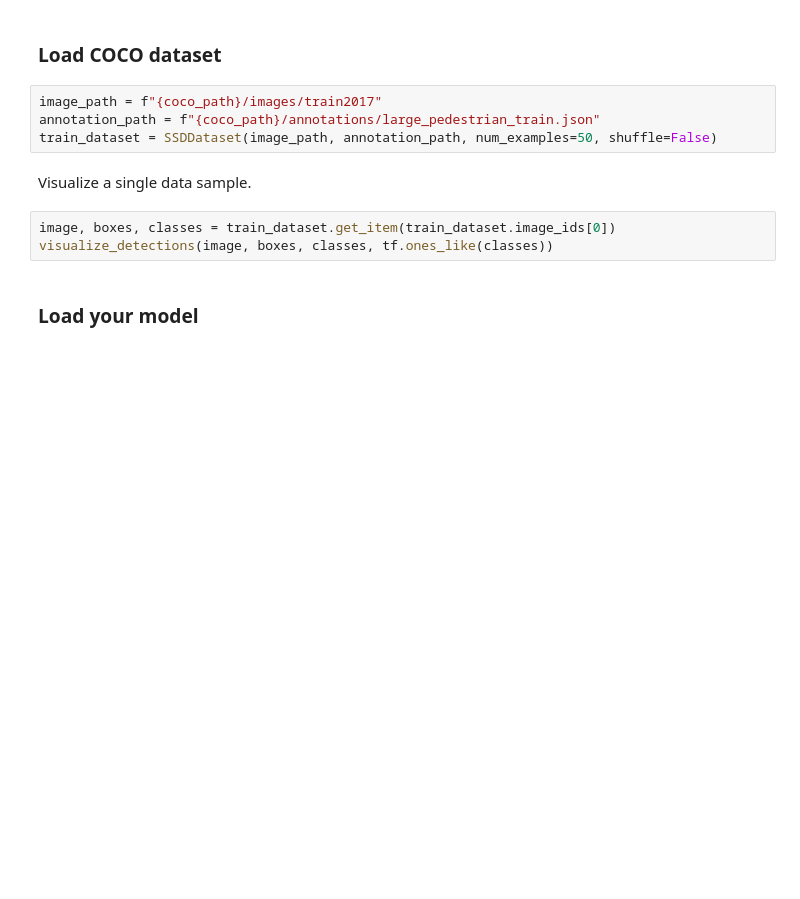
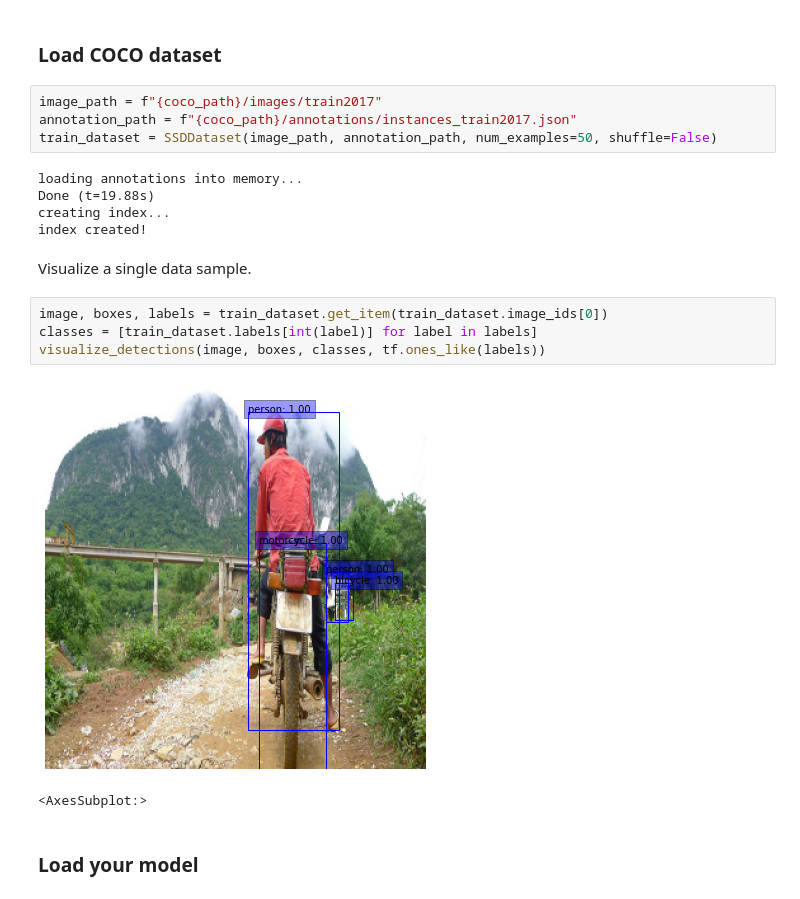
Before and after one commit to hukim1112/tf_detectors, a Jupyter notebook: Tutorial.ipynb, the cells around one changed output. Drawn from its saved outputs; the diff is of its cells as text; blank space fills up the shorter version.

```diff
--- a/Tutorial.ipynb
+++ b/Tutorial.ipynb
@@ -26,13 +41,22 @@ from utils.visualize import visualize_detections
 ### Load COCO dataset
 # %%
 image_path = f"{coco_path}/images/train2017"
-annotation_path = f"{coco_path}/annotations/large_pedestrian_train.json"
+annotation_path = f"{coco_path}/annotations/instances_train2017.json"
 train_dataset = SSDDataset(image_path, annotation_path, num_examples=50, shuffle=False)
+# %% [output]
+loading annotations into memory...
+Done (t=19.88s)
+creating index...
+index created!
 # %% [markdown]
 Visualize a single data sample.
 # %%
-image, boxes, classes = train_dataset.get_item(train_dataset.image_ids[0])
-visualize_detections(image, boxes, classes, tf.ones_like(classes))
+image, boxes, labels = train_dataset.get_item(train_dataset.image_ids[0])
+classes = [train_dataset.labels[int(label)] for label in labels]
+visualize_detections(image, boxes, classes, tf.ones_like(labels))
+# %% [output]
+[figure, added]
+<AxesSubplot:>
 # %% [markdown]
 ### Load your model
 # %%
```
Also changed, not shown: parts of 7 cells of this notebook, 9 other files.
